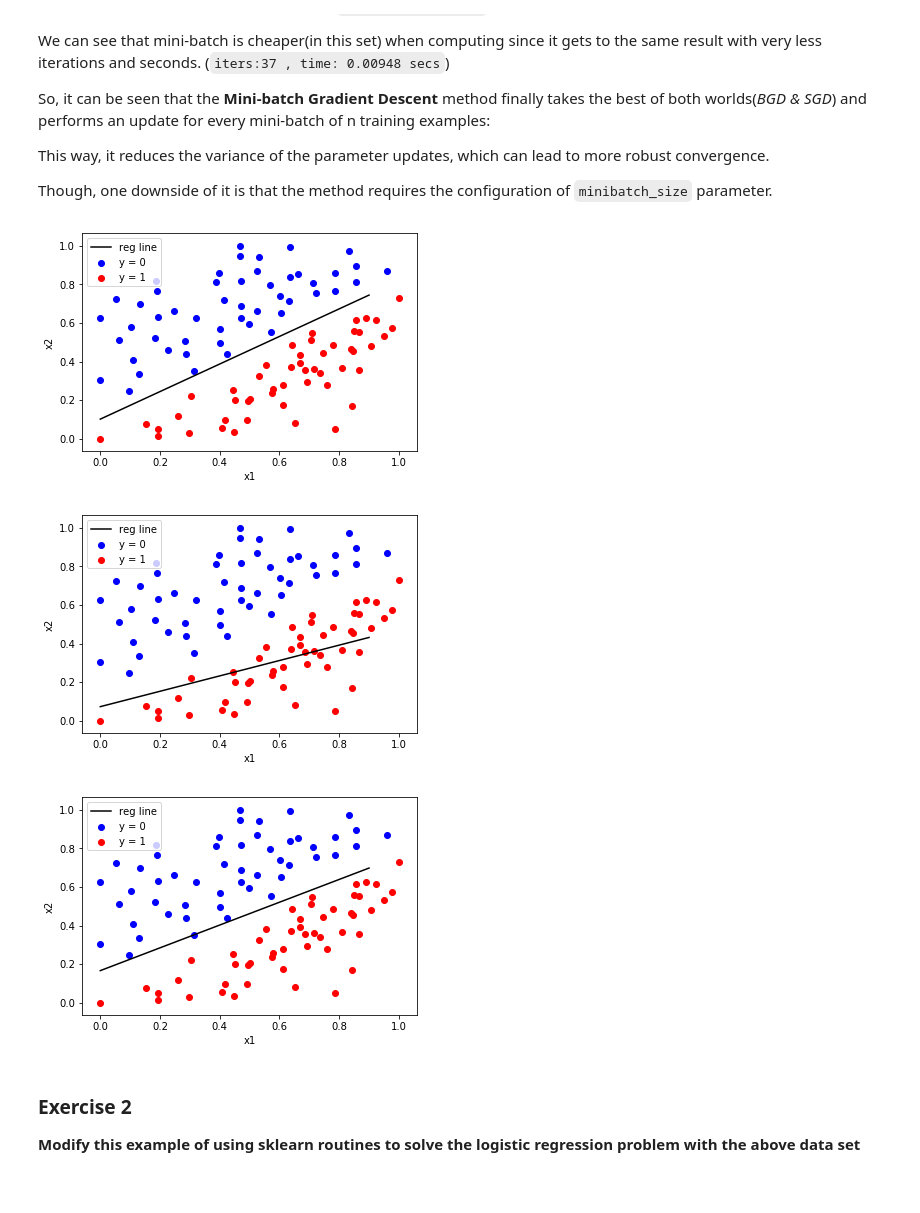
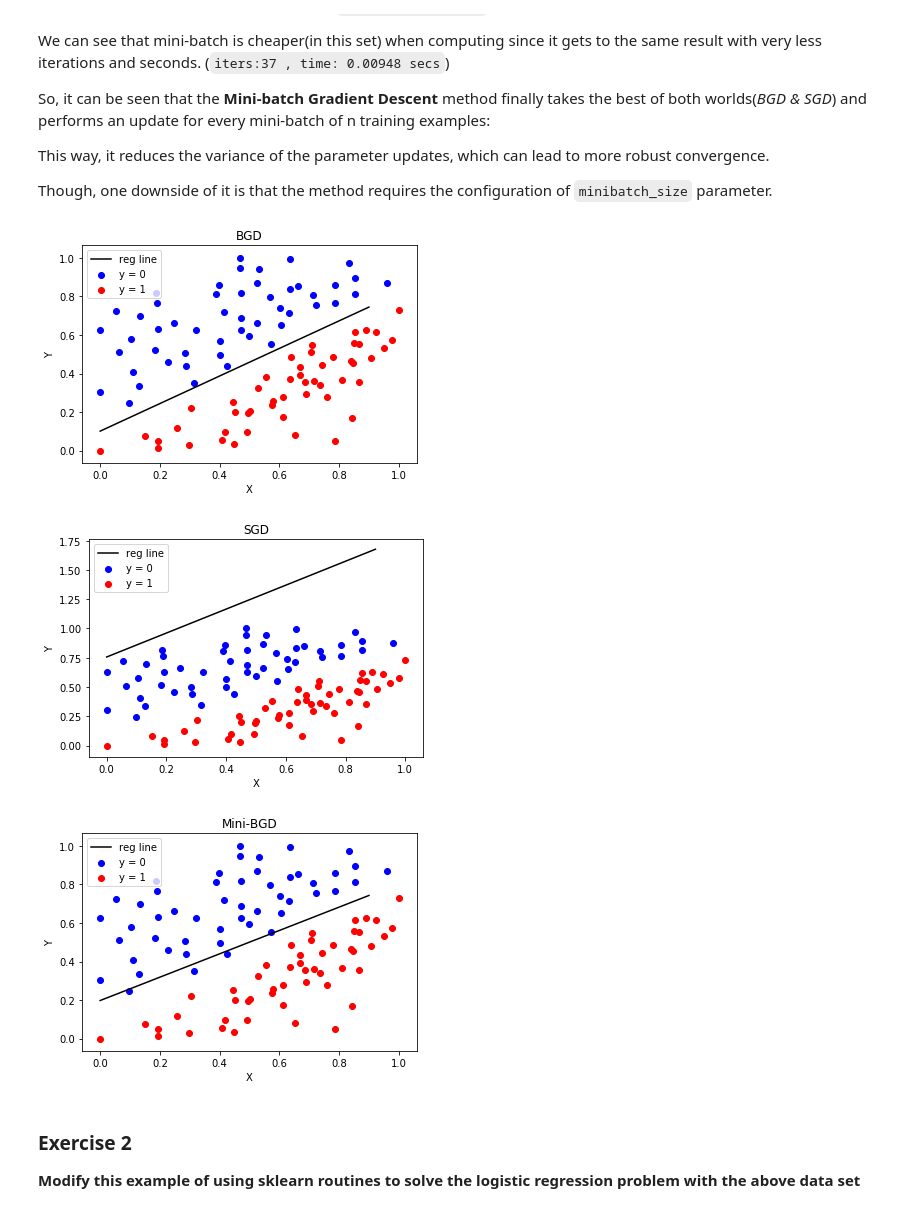
Before and after one commit to eloukas/uth-machine-learning, a Jupyter notebook: quizzes/quiz2/Quiz2-Logistic_Regression_with_gradient_descent.ipynb, the cells around one changed output. Drawn from its saved outputs; the diff is of its cells as text; code cells hidden in the pictures.

```diff
--- a/quizzes/quiz2/Quiz2-Logistic_Regression_with_gradient_descent.ipynb
+++ b/quizzes/quiz2/Quiz2-Logistic_Regression_with_gradient_descent.ipynb
@@ -154,7 +154,6 @@ import numpy as np
 import matplotlib.pyplot as plt
 from sklearn.utils import shuffle
 %matplotlib inline
-
 
 def loadCSV(filename):
     '''
@@ -213,7 +212,7 @@ def pred_values(beta, X):
     return np.squeeze(pred_value)
 
 
-def plot_reg(X, y, beta):
+def plot_reg(X, y, beta, title):
     '''
     function to plot decision boundary
     '''
@@ -236,8 +235,9 @@ def plot_reg(X, y, beta):
     x2 = -(beta[0,0] + beta[0,1]*x1)/beta[0,2]
     plt.plot(x1, x2, c='k', label='reg line')
 
-    plt.xlabel('x1')
-    plt.ylabel('x2')
+    plt.xlabel('Χ')
+    plt.ylabel('Y')
+    plt.title(title)
     plt.legend()
     plt.show()
 # %%
@@ -481,17 +481,17 @@ This way, it reduces the variance of the parameter updates, which can lead to mo
 Though, one downside of it is that the method requires the configuration of `minibatch_size` parameter.
 # %%
 # plotting regression line
-plot_reg(X, y, beta)
+plot_reg(X, y, beta, 'BGD')
 
 # plotting regression line
-plot_reg(X, y, stochastic_beta)
+plot_reg(X, y, stochastic_beta, 'SGD')
 
 # plotting regression line
-plot_reg(X, y, minibatch_beta)
+plot_reg(X, y, minibatch_beta, 'Mini-BGD')
 # %% [output]
-[figure, old version]
+[figure, new version]
-[figure, old version]
+[figure, new version]
-[figure, old version]
+[figure, new version]
 # %% [markdown]
 ### Exercise 2
 
```
Also changed, not shown: parts of 5 cells of this notebook, 1 other file.
